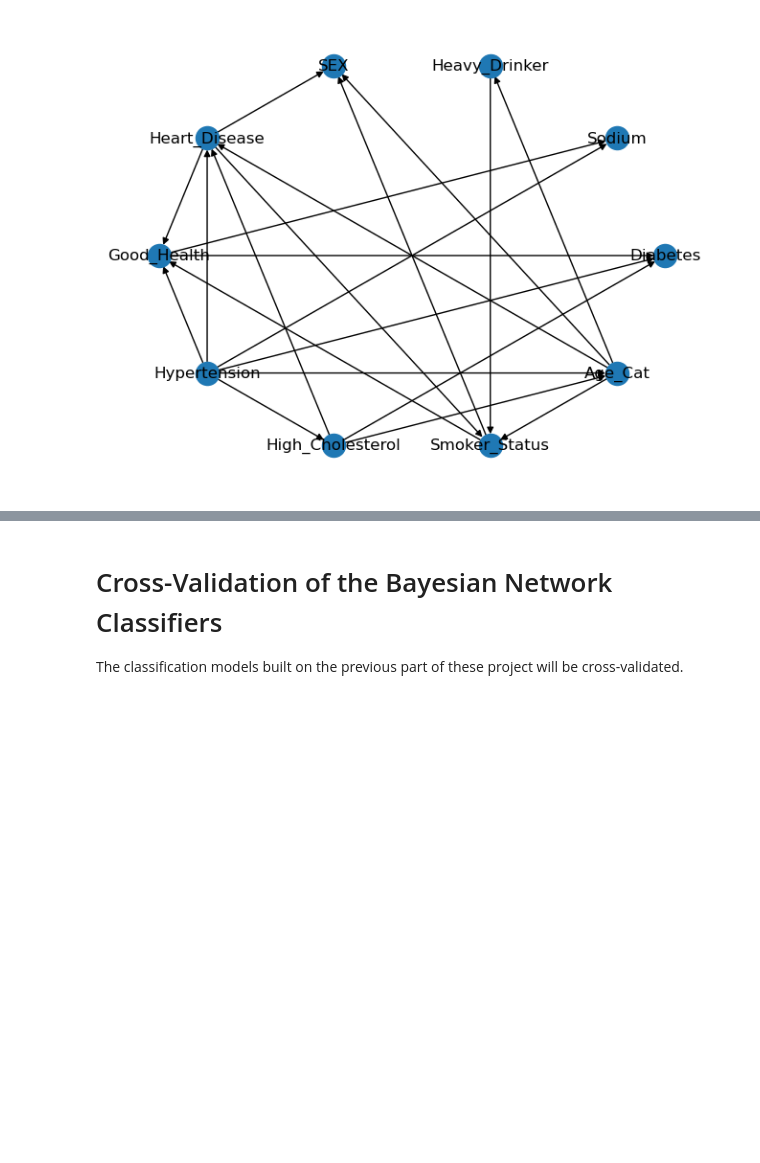
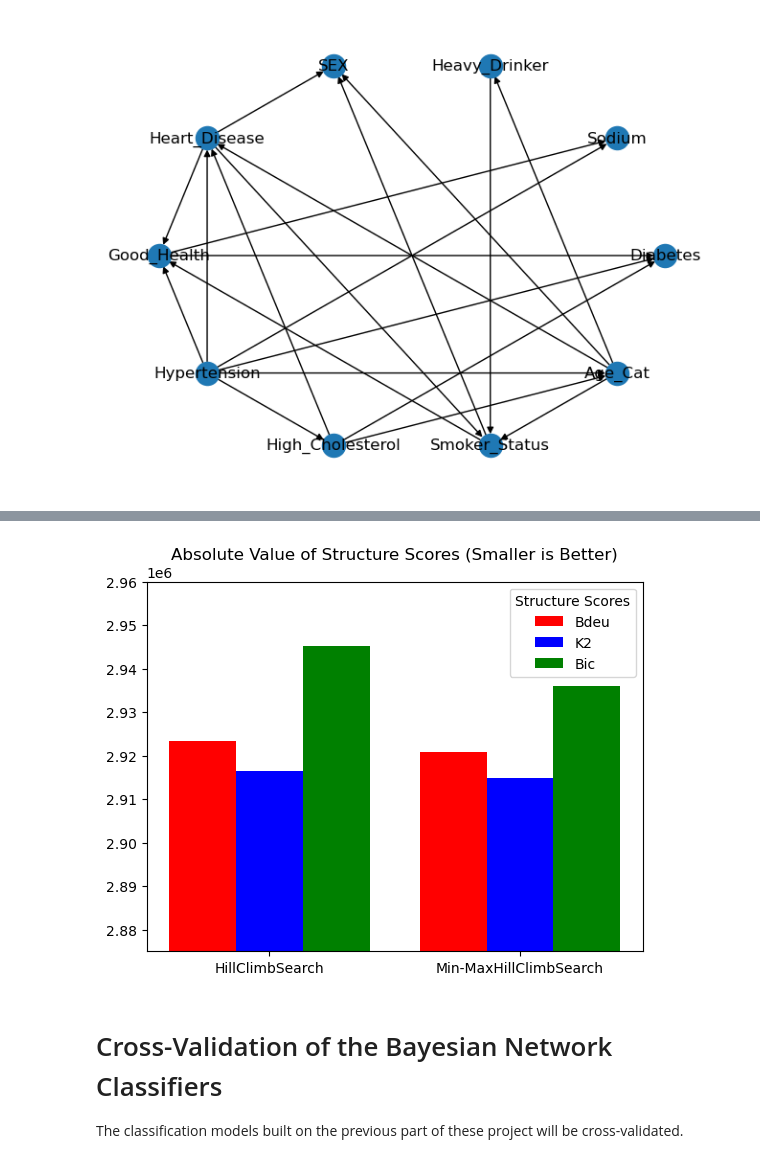
Before and after one commit to Hiram32/Springboard, a Jupyter notebook: Capstone_Project_3/Capstone_Project_3.ipynb, the cells around one changed output, grey strips where cells are left out. Cells and saved outputs as stored; diff of their text form; code cells hidden in the pictures; blank space fills up the shorter version.

Commit message:
Added bar plot of structure scores

```diff
--- a/Capstone_Project_3/Capstone_Project_3.ipynb
+++ b/Capstone_Project_3/Capstone_Project_3.ipynb
@@ -761,5 +765,0 @@ with open(path, 'wb') as f:
-# %%
-from pgmpy.estimators import BayesianEstimator
-
-bm = BayesianModel(graph_search_algo=MmhcEstimator, estimator=BayesianEstimator, prior_type='BDeu', equivalent_sample_size=5, black_list=black_list)
-bm.fit(X, y)
@@ -775,22 +765,0 @@ hc_bic_score = bic.score(bm)
-# %%
-path = './structure_score_mmhc.pkl'
-with open(path, 'wb') as f:
-    pickle.dump(4, f)
-    pickle.dump(bm, f)
-    pickle.dump(hc_bdeu_score, f)
-    pickle.dump(hc_k2_score, f)
-    pickle.dump(hc_bic_score, f)
-# %%
-with open('./structure_score_hc.pkl', 'rb') as f:
-    _ = pickle.load(f)
-    bm_hc = pickle.load(f)
-    hc_bdeu_score = pickle.load(f)
-    hc_k2_score = pickle.load(f)
-    hc_bic_score = pickle.load(f)
-
-with open('./structure_score_mmhc.pkl', 'rb') as f:
-    _ = pickle.load(f)
-    bm_mmhc = pickle.load(f)
-    mmhc_bdeu_score = pickle.load(f)
-    mmhc_k2_score = pickle.load(f)
-    mmhc_bic_score = pickle.load(f)
@@ -815,3 +819,23 @@ plt.show()
+# %%
+initial_positions = [1, 4]
+bar_width = 0.8
+positions = []
+for i in initial_positions:
+    positions.append([i + j * bar_width for j in range(len(structure_scores_hc.keys()))])
+xs = zip(*positions)
+colors = ['red', 'blue', 'green']
+labels = ['Bdeu', 'K2', 'Bic']
+heights = zip(structure_scores_hc.values(), structure_scores_mmhc.values())
+for x, h, c, l in zip(xs, heights, colors, labels):
+    h = np.abs(np.array(h))
+    plt.bar(x, h, width=bar_width, color=c, label=l)
+plt.legend(title='Structure Scores')
+plt.xticks([1.8, 4.8], labels=['HillClimbSearch', 'Min-MaxHillClimbSearch'])
+plt.ylim((2875000, 2960000))
+plt.title('Absolute Value of Structure Scores (Smaller is Better)')
+plt.show()
+# %% [output]
+[figure, added]
 # %% [markdown]
 # Cross-Validation of the Bayesian Network Classifiers
 The classification models built on the previous part of these project will be cross-validated.
```
Also changed, not shown: parts of 11 cells of this notebook.
